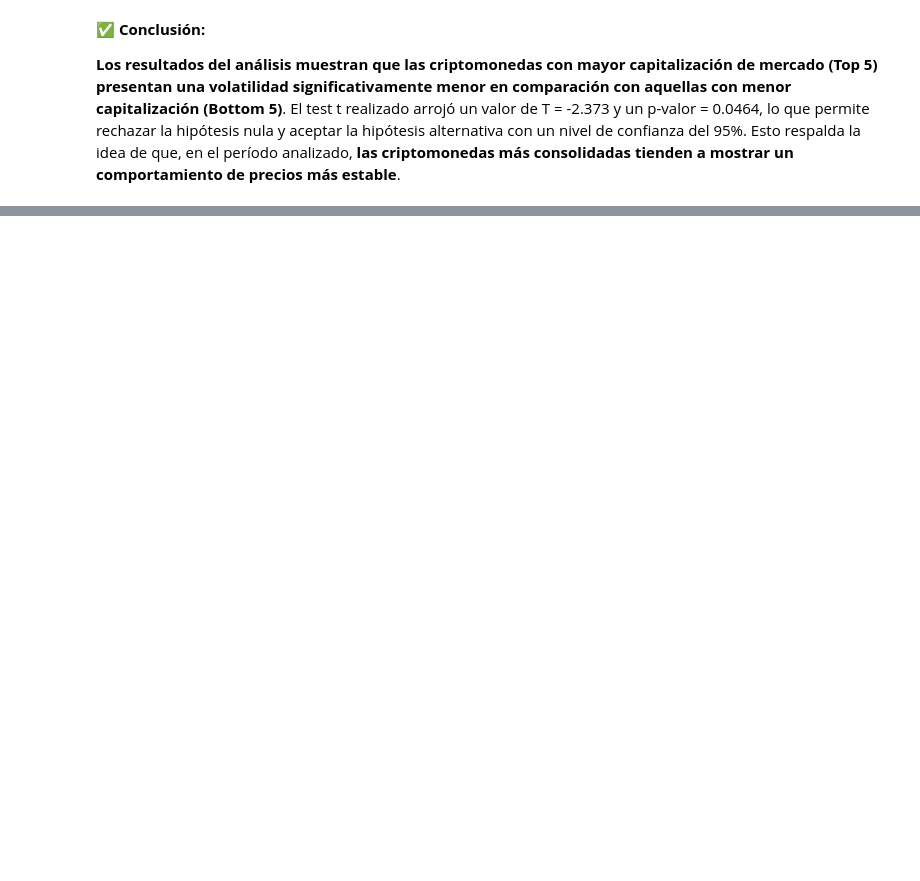
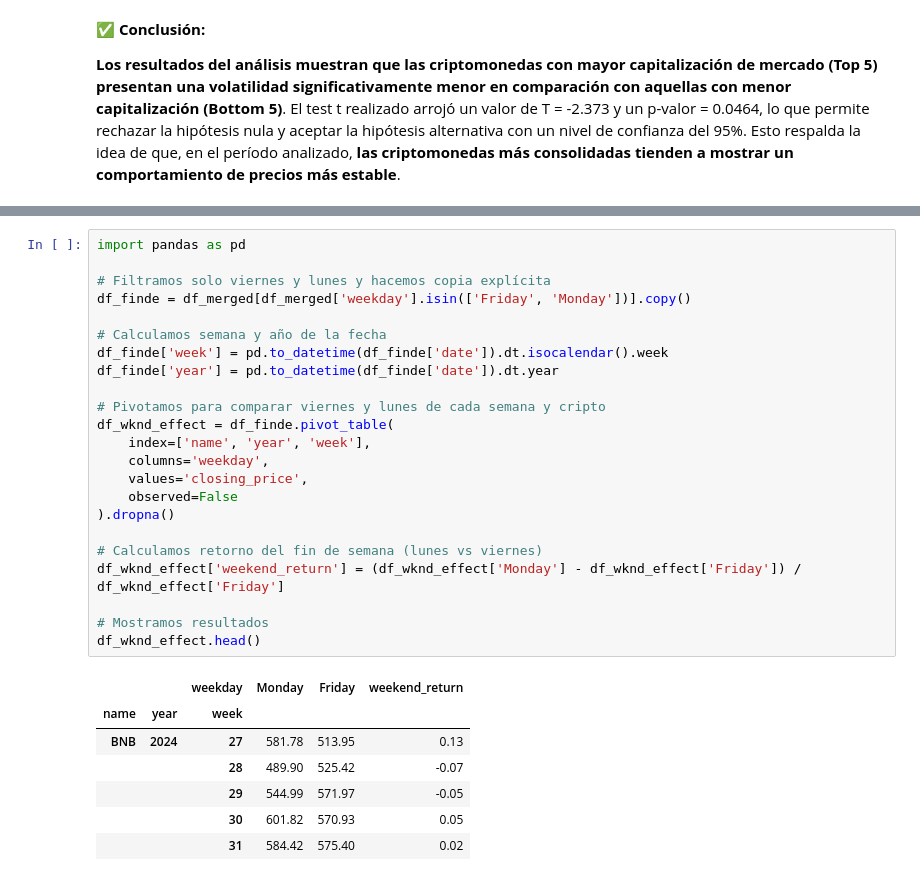
Before and after one commit to TraversaOlazabal/Data-Science-2---ML, a Jupyter notebook: CriptoAnalytics_AlejandroTraversaOlazabal.ipynb, the cells around one changed output, grey strips where cells are left out. Drawn from its saved outputs; the diff is of its cells as text; blank space fills up the shorter version.

```diff
--- a/CriptoAnalytics_AlejandroTraversaOlazabal.ipynb
+++ b/CriptoAnalytics_AlejandroTraversaOlazabal.ipynb
@@ -1611,0 +1691,31 @@ Esto respalda la idea de que, en el período analizado, **las criptomonedas más
+# %%
+import pandas as pd
+
+# Filtramos solo viernes y lunes y hacemos copia explícita
+df_finde = df_merged[df_merged['weekday'].isin(['Friday', 'Monday'])].copy()
+
+# Calculamos semana y año de la fecha
+df_finde['week'] = pd.to_datetime(df_finde['date']).dt.isocalendar().week
+df_finde['year'] = pd.to_datetime(df_finde['date']).dt.year
+
+# Pivotamos para comparar viernes y lunes de cada semana y cripto
+df_wknd_effect = df_finde.pivot_table(
+    index=['name', 'year', 'week'],
+    columns='weekday',
+    values='closing_price',
+    observed=False
+).dropna()
+
+# Calculamos retorno del fin de semana (lunes vs viernes)
+df_wknd_effect['weekend_return'] = (df_wknd_effect['Monday'] - df_wknd_effect['Friday']) / df_wknd_effect['Friday']
+
+# Mostramos resultados
+df_wknd_effect.head()
+# %% [output]
+|  |  | weekday | Monday | Friday | weekend_return |
+| name | year | week |  |  |  |
+| BNB | 2024 | 27 | 581.78 | 513.95 | 0.13 |
+|  |  | 28 | 489.90 | 525.42 | -0.07 |
+|  |  | 29 | 544.99 | 571.97 | -0.05 |
+|  |  | 30 | 601.82 | 570.93 | 0.05 |
+|  |  | 31 | 584.42 | 575.40 | 0.02 |
```
Also changed, not shown: parts of 23 cells of this notebook.
